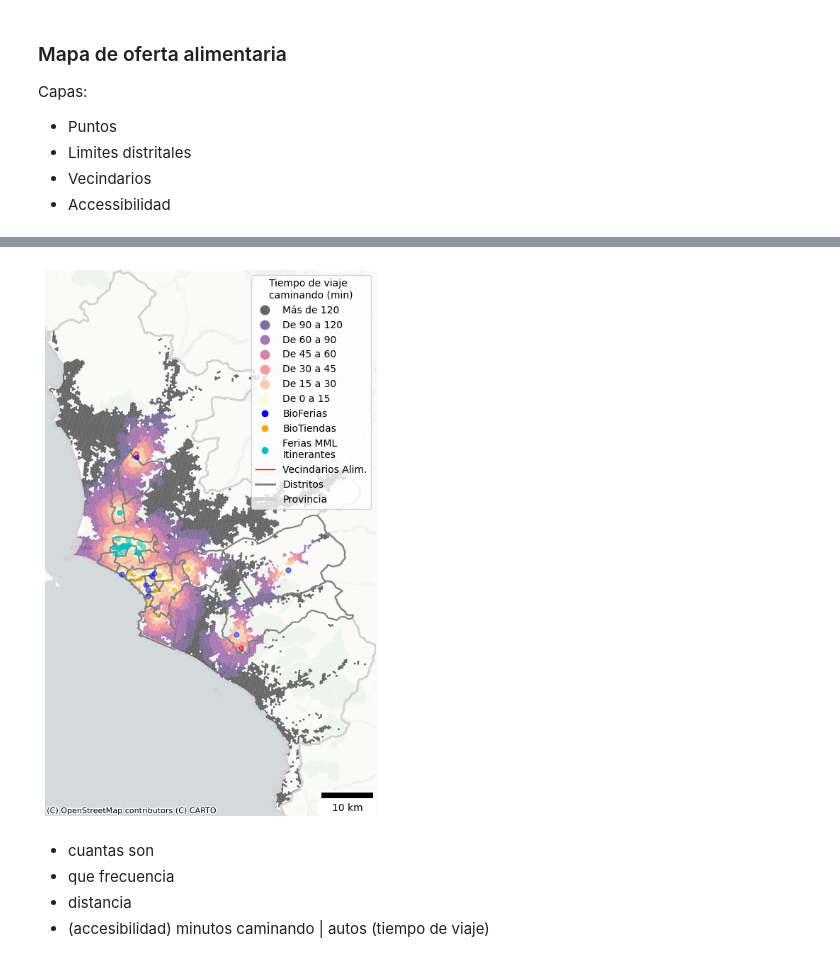
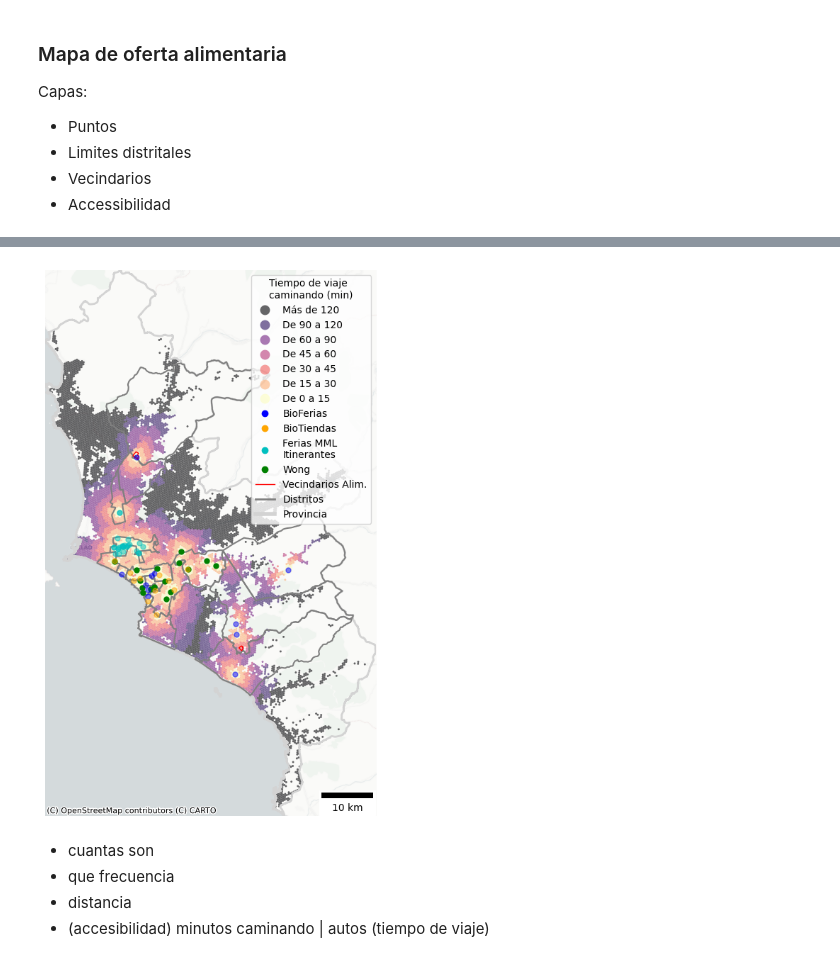
Before and after one commit to Claudio9701/proyecto-foodhub-lima, a Jupyter notebook: OfertaAlimentariaLima.ipynb, the cells around one changed output, grey strips where cells are left out. Saved outputs shown, nothing was run; the diff lists cells and outputs as text; code cells hidden in the pictures.

Commit message:
add wong supermarket & 2 bio markets

```diff
--- a/OfertaAlimentariaLima.ipynb
+++ b/OfertaAlimentariaLima.ipynb
@@ -272,6 +315,10 @@ districts = gpd.read_file('https://storage.googleapis.com/up_public_geodata/admi
 all_points = pd.concat([bioferias_gpd[['geometry']], biotiendas_gpd[['geometry']], ferias_sdp_gdf[['geometry']]])
 # %%
 districts_with_points = districts.sjoin(all_points).drop_duplicates(subset='IDDIST')
+# %%
+carabayllo = districts[districts['DISTRITO'] == 'CARABAYLLO']
+# %%
+districts_with_points = districts_with_points.append(carabayllo)
 # %% [markdown]
 ### Vecindarios
 # %%
@@ -321,6 +368,7 @@ districts_with_points_proj = districts_with_points.to_crs(UTM_CRS)
 zona_carabayllo_proj = zona_carabayllo.to_crs(UTM_CRS)
 zona_pachacamac_proj = zona_pachacamac.to_crs(UTM_CRS)
 lima_hexs_proj = lima_hexs.to_crs(UTM_CRS)
+supermarkets_gpd_proj = supermarkets_gpd.to_crs(UTM_CRS)
 # %%
 # Smooth borders
 lima_met_smooth_proj = lima_met_proj.buffer(0.0001)
@@ -440,7 +490,7 @@ Capas:
 lima_hexs_proj['NSE'] = lima_hexs_proj[['Alto', 'Bajo', 'Medio', 'Medio Alto', 'Medio Bajo']].idxmax(axis=1)
 # %%
 cat_order = ['Alto', 'Medio Alto', 'Medio', 'Medio Bajo', 'Bajo']
-ax = lima_hexs_proj.plot('NSE', cmap="Reds", legend=True, categories=cat_order, alpha=0.6, figsize=(10,10))
+ax = lima_hexs_proj.plot('NSE', cmap="Reds", legend=True, categories=cat_order, alpha=0.45, figsize=(10,10))
 
 lima_met_smooth_proj.plot(facecolor='none', edgecolor='lightgrey', linewidth=2, ax=ax)
 districts_with_points_proj.plot(facecolor='none', edgecolor='grey', linewidth=1.5, ax=ax)
@@ -451,7 +501,7 @@ districts_with_points_proj.plot(facecolor='none', edgecolor='grey', linewidth=1.
 
 zona_carabayllo_proj.plot(facecolor='none', edgecolor='red', linewidth=1, zorder=1, ax=ax)
 zona_pachacamac_proj.plot(facecolor='none', edgecolor='red', linewidth=1, zorder=1, ax=ax)
-
+supermarkets_gpd_proj.plot(ax=ax, color='g', markersize=25)
 bioferias_gpd_proj.plot(ax=ax, color='b', markersize=25, alpha=0.5)
 biotiendas_gpd_proj.plot(ax=ax, color='orange', markersize=25, alpha=0.5)
 ferias_sdp_gdf_proj.plot(ax=ax, color='c', markersize=25, alpha=0.5)
@@ -462,7 +512,7 @@ ax.set_xlim(minx-margins, maxx+margins)
 ax.set_ylim(miny-margins, maxy+margins)
 
 ax.add_artist(ScaleBar(1, location='lower right'))
-
+g_patch = Line2D([0],[0], marker='o', color='g', linewidth=0, label='Wong')
 b_patch = Line2D([0],[0], marker='o', color='b', linewidth=0, label='BioFerias')
 orange_patch = Line2D([0],[0], marker='o', color='orange', linewidth=0, label='BioTiendas')
 c_patch = Line2D([0],[0], marker='o', color='c', linewidth=0, label='Ferias MML\nItinerantes')
@@ -471,7 +521,7 @@ r_line = Line2D([0],[0], color='r', linewidth=1, label='Vecindarios Alim.')
 g_line = Line2D([0],[0], color='grey', linewidth=2, label='Distritos')
 lg_line = Line2D([0],[0], color='lightgrey', linewidth=4, label='Provincia')
 
-new_handlers = [b_patch, orange_patch, c_patch, r_line, g_line, lg_line]
+new_handlers = [b_patch, orange_patch, c_patch, g_patch, r_line, g_line, lg_line]
 new_labels = [p.get_label() for p in new_handlers]
 
 leg = ax.get_legend()
@@ -515,41 +565,41 @@ districts_with_points_proj.plot(facecolor='none', edgecolor='grey', linewidth=1.
 
 zona_carabayllo_proj.plot(facecolor='none', edgecolor='red', linewidth=1, zorder=1, ax=ax)
 zona_pachacamac_proj.plot(facecolor='none', edgecolor='red', linewidth=1, zorder=1, ax=ax)
-
+supermarkets_gpd_proj.plot(ax=ax, color='g', markersize=25)
 bioferias_gpd_proj.plot(ax=ax, color='b', markersize=25, alpha=0.5)
 biotiendas_gpd_proj.plot(ax=ax, color='orange', markersize=25, alpha=0.5)
 ferias_sdp_gdf_proj.plot(ax=ax, color='c', markersize=25, alpha=0.5)
 
 minx, miny, maxx, maxy = lima_met_smooth_proj.total_bounds
 margins = 100
 ax.set_xlim(minx-margins, maxx+margins)
 ax.set_ylim(miny-margins, maxy+margins)
 
 ax.add_artist(ScaleBar(1, location='lower right'))
-
+g_patch = Line2D([0],[0], marker='o', color='g', linewidth=0, label='Wong')
 b_patch = Line2D([0],[0], marker='o', color='b', linewidth=0, label='BioFerias')
 orange_patch = Line2D([0],[0], marker='o', color='orange', linewidth=0, label='BioTiendas')
 c_patch = Line2D([0],[0], marker='o', color='c', linewidth=0, label='Ferias MML\nItinerantes')
 
 r_line = Line2D([0],[0], color='r', linewidth=1, label='Vecindarios Alim.')
 g_line = Line2D([0],[0], color='grey', linewidth=2, label='Distritos')
 lg_line = Line2D([0],[0], color='lightgrey', linewidth=4, label='Provincia')
 
-new_handlers = [b_patch, orange_patch, c_patch, r_line, g_line, lg_line]
+new_handlers = [b_patch, orange_patch, c_patch, g_patch, r_line, g_line, lg_line]
 new_labels = [p.get_label() for p in new_handlers]
 
 leg = ax.get_legend()
 handlers = leg.legendHandles
 labels = [text.get_text() for text in leg.texts]
 
 ax.legend(handlers+new_handlers, labels+new_labels, title='Tiempo de viaje\ncaminando (min)')
 
 ax.set_axis_off()
 cx.add_basemap(ax=ax, source=cx.providers.CartoDB.Positron, crs=UTM_CRS)
 
 plt.savefig('outputs/producto_2/maps/puntos_distritos_vecindarios_accesibilidad.png', dpi=300, bbox_inches='tight')
 # %% [output]
-[figure, old version]
+[figure, new version]
 # %% [markdown]
 - cuantas son
 - que frecuencia
```
Also changed, not shown: parts of 28 cells of this notebook, 1 other file.
